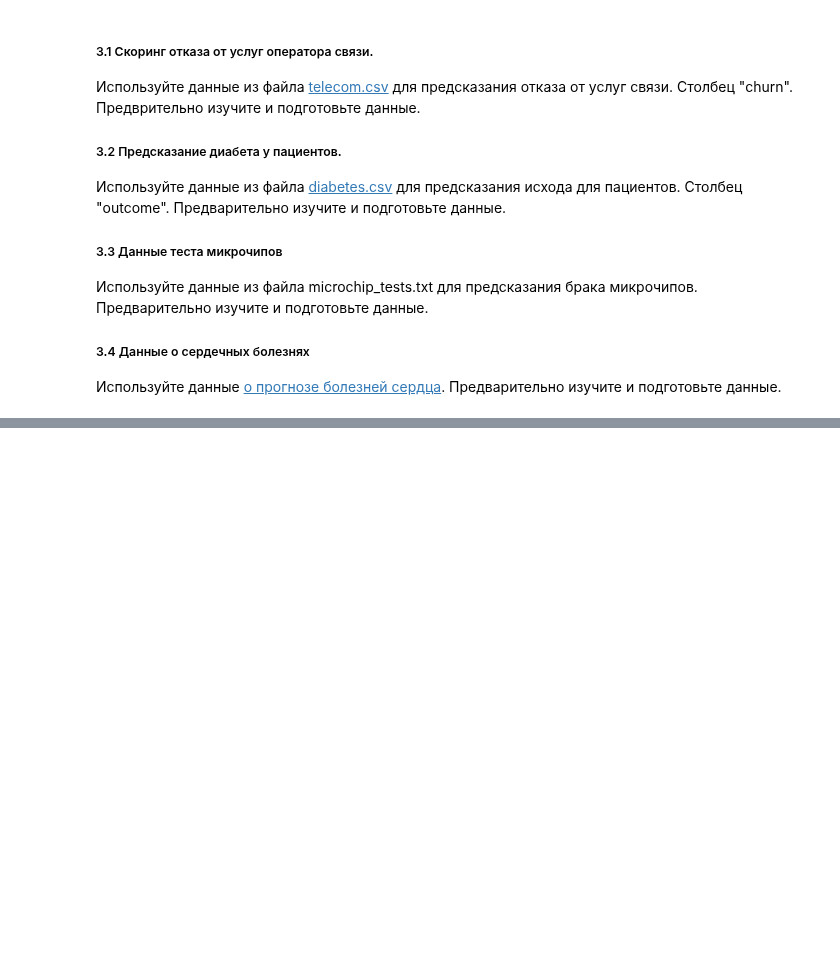
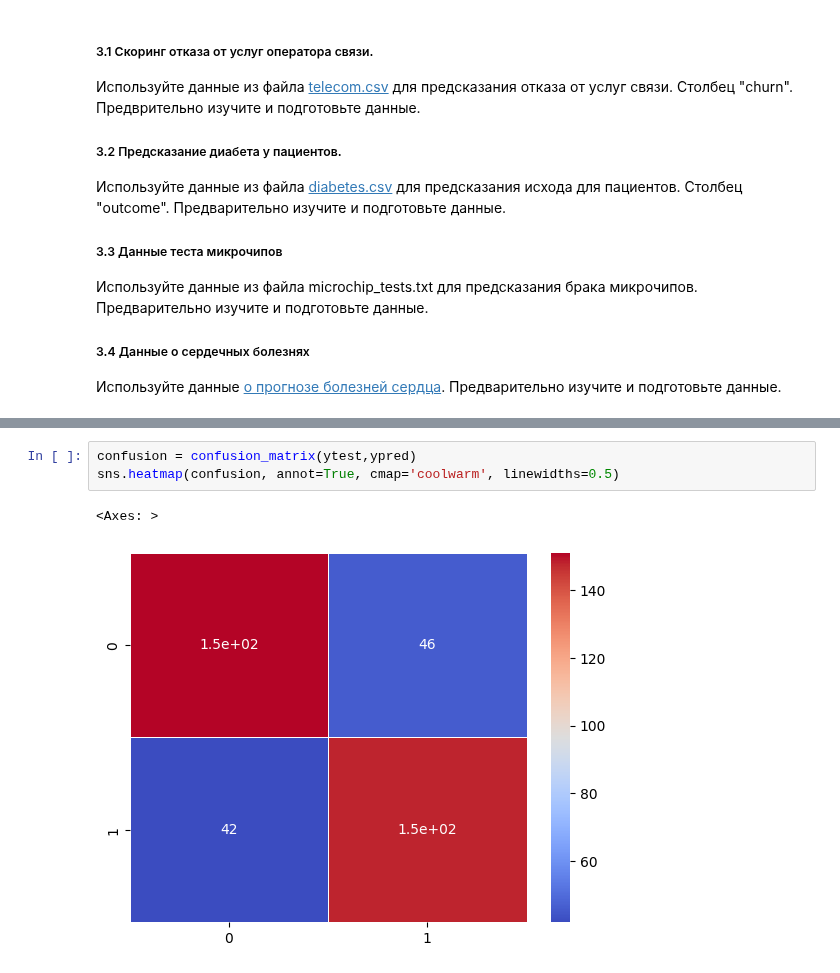
Before and after one commit to Dragoh54/MachineLearning-Labs, a Jupyter notebook: lab5/2024_ML_LR5_MACS (2).ipynb, the cells around one changed output, grey strips where cells are left out. Cells and saved outputs as stored; diff of their text form; blank space fills up the shorter version.

```diff
--- a/lab5/2024_ML_LR5_MACS (2).ipynb
+++ b/lab5/2024_ML_LR5_MACS (2).ipynb
@@ -252,0 +430,6 @@ plot_decision_boundary(sklearn_model, X_test, y_test, "Decision Boundary (Sklear
+# %%
+confusion = confusion_matrix(ytest,ypred)
+sns.heatmap(confusion, annot=True, cmap='coolwarm', linewidths=0.5)
+# %% [output]
+<Axes: >
+[figure, added]
```
Also changed, not shown: parts of 27 cells of this notebook, 3 other files.
